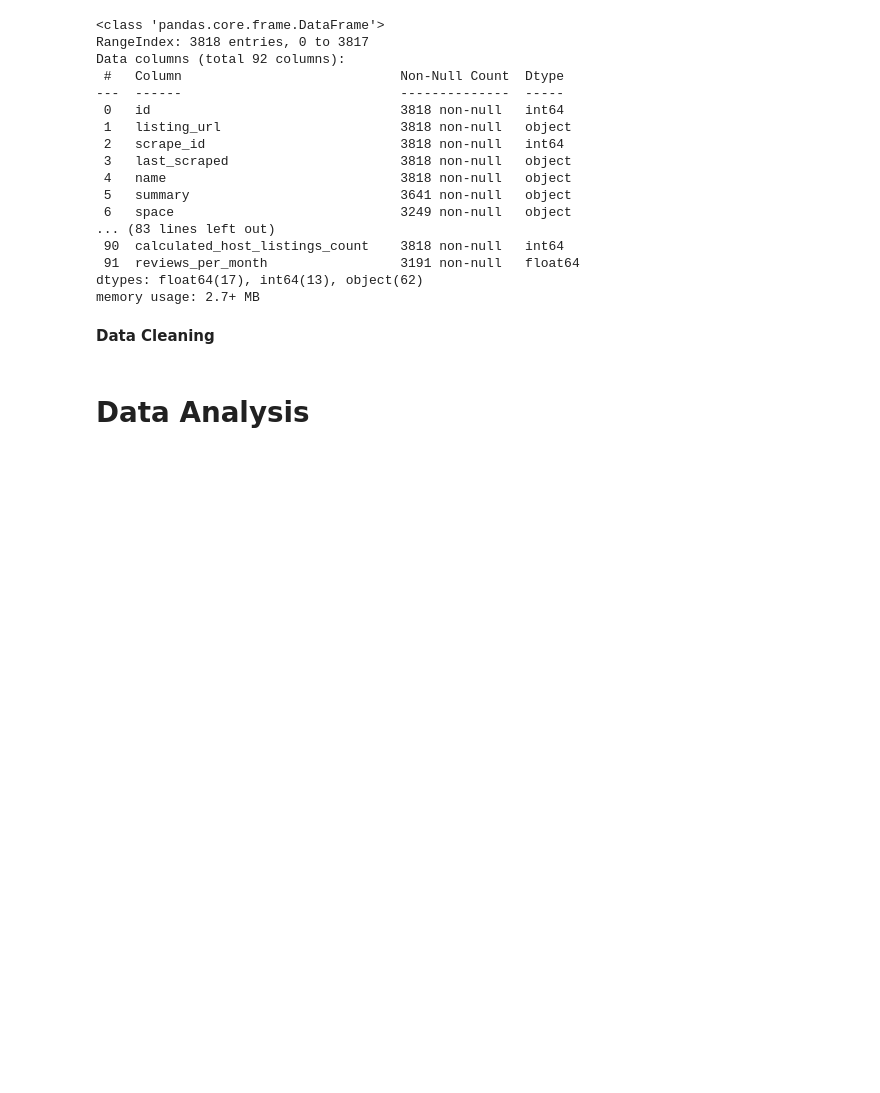
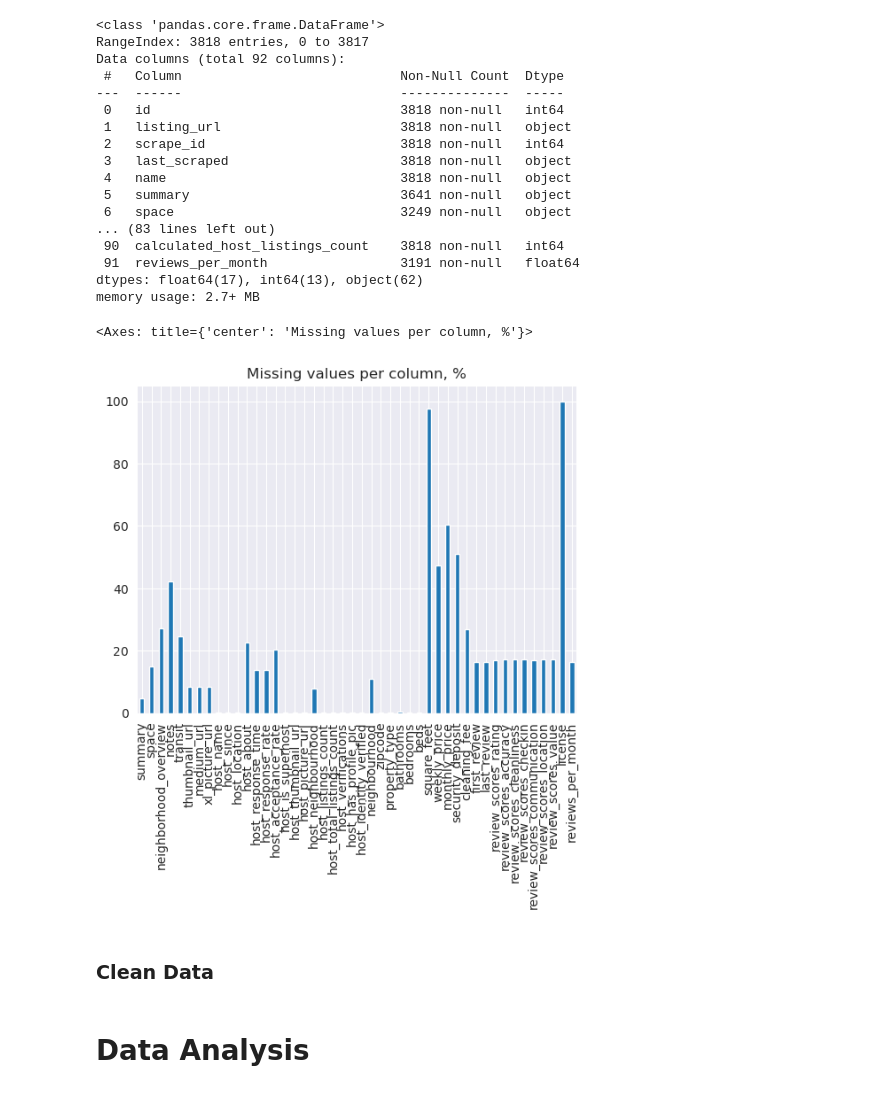
Before and after one commit to subhopam-das-personal/seattle-airbnb-data-analysis, a Jupyter notebook: seattle-airbnb-medium.ipynb, the cells around one changed output. Drawn from its saved outputs; the diff is of its cells as text; code cells hidden in the pictures; blank space fills up the shorter version.

```diff
--- a/seattle-airbnb-medium.ipynb
+++ b/seattle-airbnb-medium.ipynb
@@ -59,8 +71,22 @@ Data columns (total 92 columns):
  91  reviews_per_month                 3191 non-null   float64
 dtypes: float64(17), int64(13), object(62)
 memory usage: 2.7+ MB
+# %%
+# Analyze missing values for each column and plot in a graph
+
+#find percentage of missing values for each column
+listings_missing_df = listings_df.isnull().mean()*100
+
+#filter out only columns, which have missing values
+listings_columns_with_nan = listings_missing_df[listings_missing_df > 0]
+
+#plot the results
+listings_columns_with_nan.plot.bar(title='Missing values per column, %')
+# %% [output]
+<Axes: title={'center': 'Missing values per column, %'}>
+[figure, added]
 # %% [markdown]
-**Data Cleaning**
+### Clean Data
 # %%
 # Identify duplicate columns
 duplicate_columns = listings_df.columns[listings_df.columns.duplicated()]
```
Also changed, not shown: parts of 6 cells of this notebook, 1 other file.
